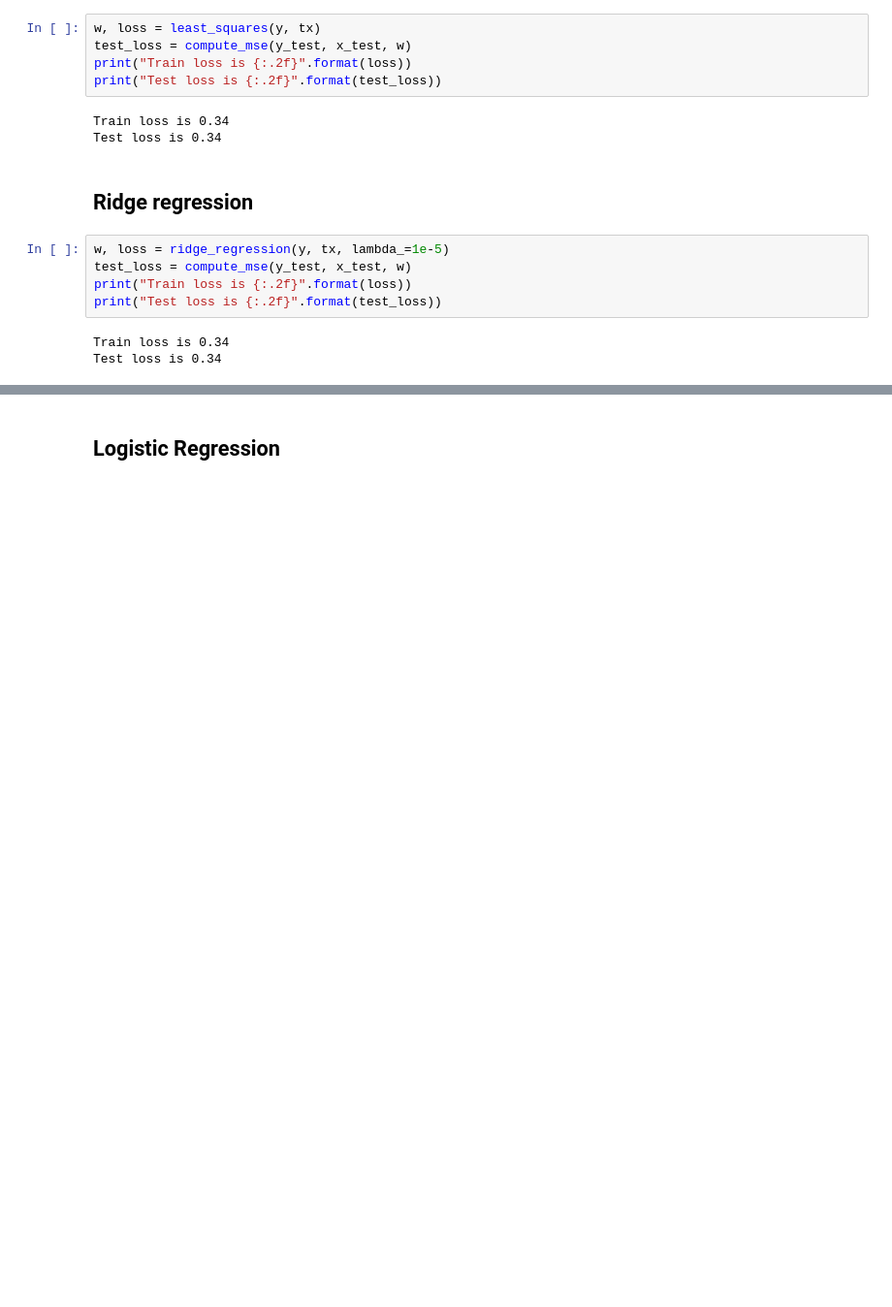
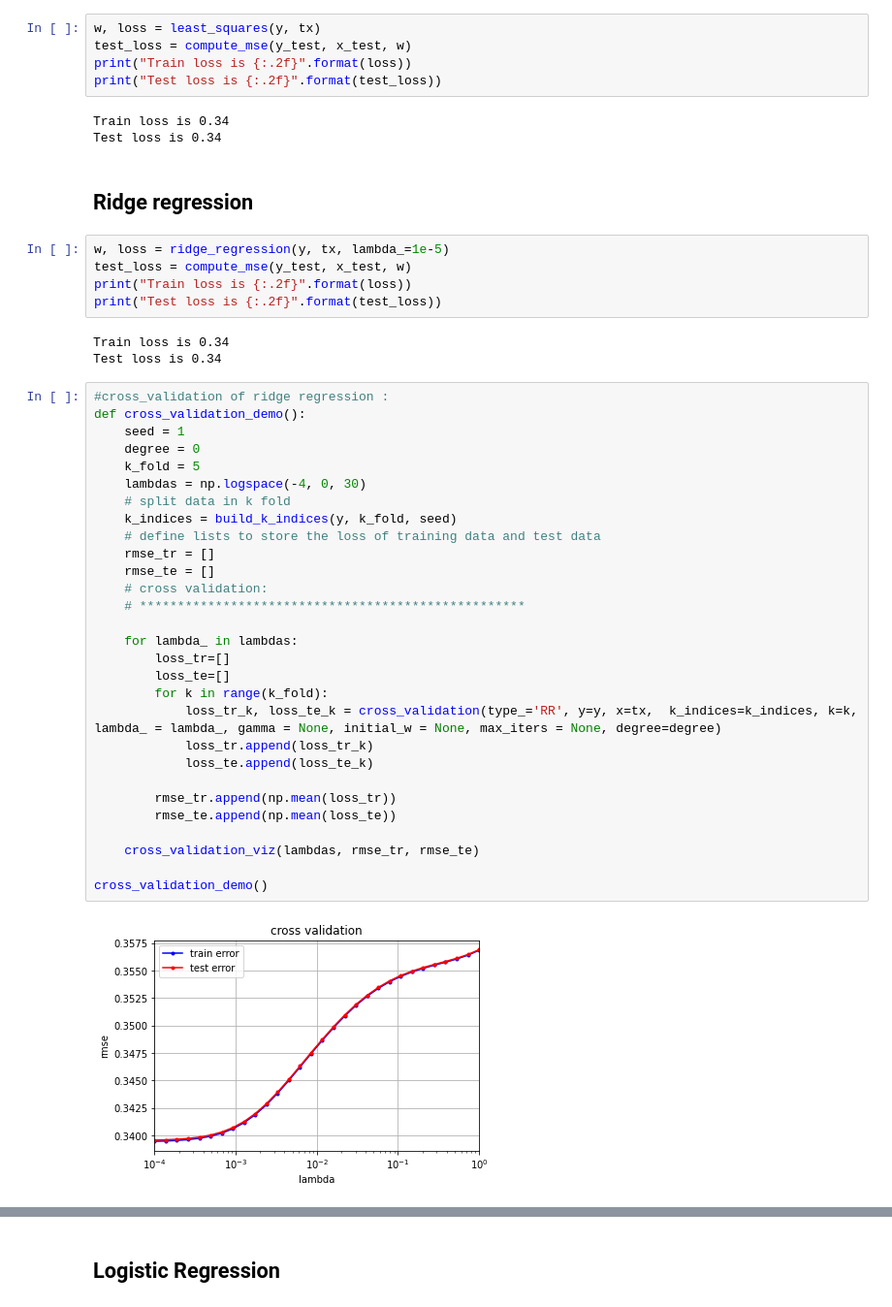
Before and after one commit to SonyaBlinova/ml-project-1-SES, a Jupyter notebook: project1.ipynb, the cells around one changed output, grey strips where cells are left out. Shown: that part at 97% size. Drawn from its saved outputs; the diff is of its cells as text; blank space fills up the shorter version.

```diff
--- a/project1.ipynb
+++ b/project1.ipynb
@@ -147,3 +148,34 @@ print("Test loss is {:.2f}".format(test_loss))
 # %% [output]
 Train loss is 0.34
 Test loss is 0.34
+# %%
+#cross_validation of ridge regression :
+def cross_validation_demo():
+    seed = 1
+    degree = 0
+    k_fold = 5
+    lambdas = np.logspace(-4, 0, 30)
+    # split data in k fold
+    k_indices = build_k_indices(y, k_fold, seed)
+    # define lists to store the loss of training data and test data
+    rmse_tr = []
+    rmse_te = []
+    # cross validation:
+    # ***************************************************
+
+    for lambda_ in lambdas:
+        loss_tr=[]
+        loss_te=[]
+        for k in range(k_fold):
+            loss_tr_k, loss_te_k = cross_validation(type_='RR', y=y, x=tx,  k_indices=k_indices, k=k, lambda_ = lambda_, gamma = None, initial_w = None, max_iters = None, degree=degree)
+            loss_tr.append(loss_tr_k)
+            loss_te.append(loss_te_k)
+
+        rmse_tr.append(np.mean(loss_tr))
+        rmse_te.append(np.mean(loss_te))
+
+    cross_validation_viz(lambdas, rmse_tr, rmse_te)
+
+cross_validation_demo()
+# %% [output]
+[figure, added]
```
Also changed, not shown: parts of 17 cells of this notebook, 1 other file.
